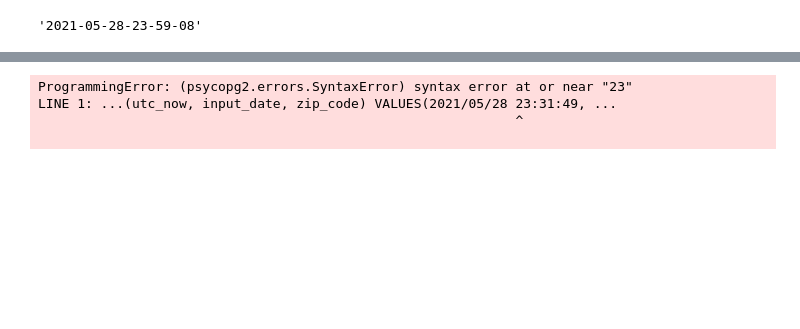
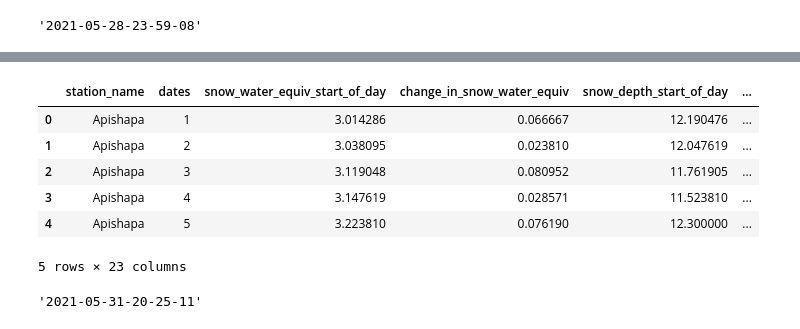
Before and after one commit to MtSopris/Snow_Predictor, a Jupyter notebook: static/py/db_connection-Copy1.ipynb, the cells around one changed output, grey strips where cells are left out. Cells and saved outputs as stored; diff of their text form; code cells hidden in the pictures; blank space fills up the shorter version.

```diff
--- a/static/py/db_connection-Copy1.ipynb
+++ b/static/py/db_connection-Copy1.ipynb
@@ -269,7 +249,0 @@ now
-# %%
-engine.execute(str(f'INSERT into user_info_2(utc_now, input_date, zip_code) VALUES({now}, {input_date}, {zip_code})'))
-# %% [output]
-ProgrammingError: (psycopg2.errors.SyntaxError) syntax error at or near "23"
-LINE 1: ...(utc_now, input_date, zip_code) VALUES(2021/05/28 23:31:49, ...
-                                                             ^
-
@@ -275,0 +268,11 @@ LINE 1: ...(utc_now, input_date, zip_code) VALUES(2021/05/28 23:31:49, ...
+# %%
+data=pd.read_csv('../data/daily_means_fullList_3.csv')
+data.head()
+# %% [output]
+|  | station_name | dates | snow_water_equiv_start_of_day | change_in_snow_water_equiv | snow_depth_start_of_day | ... |
+| 0 | Apishapa | 1 | 3.014286 | 0.066667 | 12.190476 | ... |
+| 1 | Apishapa | 2 | 3.038095 | 0.023810 | 12.047619 | ... |
+| 2 | Apishapa | 3 | 3.119048 | 0.080952 | 11.761905 | ... |
+| 3 | Apishapa | 4 | 3.147619 | 0.028571 | 11.523810 | ... |
+| 4 | Apishapa | 5 | 3.223810 | 0.076190 | 12.300000 | ... |
+5 rows × 23 columns
@@ -275,0 +288,5 @@ LINE 1: ...(utc_now, input_date, zip_code) VALUES(2021/05/28 23:31:49, ...
+# %%
+now = datetime.utcnow().strftime("%Y-%m-%d-%H-%M-%S")
+now
+# %% [output]
+'2021-05-31-20-25-11'
```
Also changed, not shown: parts of 15 cells of this notebook, 6 other files.
